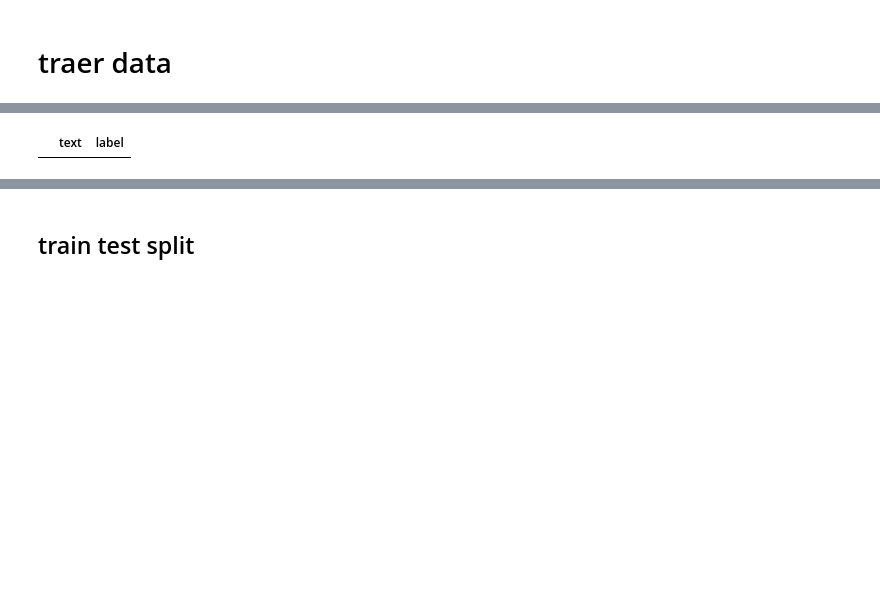
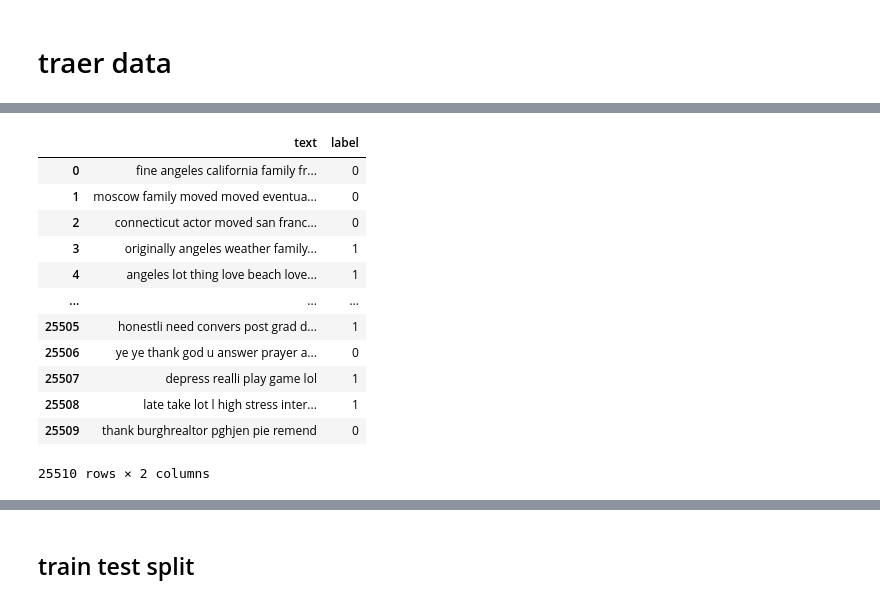
Before and after one commit to JoacoSoulez/Smart-Detector-of-Depressive-Disorder, a Jupyter notebook: notebooks/neural networks/rnn_word2vec_all_data.ipynb, the cells around one changed output, grey strips where cells are left out. Cells and saved outputs as stored; diff of their text form; code cells hidden in the pictures; blank space fills up the shorter version.

```diff
--- a/notebooks/neural networks/rnn_word2vec_all_data.ipynb
+++ b/notebooks/neural networks/rnn_word2vec_all_data.ipynb
@@ -76,0 +21,6 @@ transcriptions_uncored.head()
+# %%
+twitter_reddit = pd.read_csv('../../../data/twitter_reddit_text.csv')
+twitter_reddit.head()
+twitter_reddit['text'] = twitter_reddit.clean_text
+twitter_reddit.drop(columns=['clean_text','Unnamed: 0'] , inplace=True)
+twitter_reddit = twitter_reddit[['text' , 'label']]
@@ -77,4 +82,20 @@ transcriptions_uncored.head()
 # %%
-transcriptions.merge(twitter_reddit)
+transcriptions_reddit = transcriptions.merge(twitter_reddit , how='outer')
-# %% [output]
-|  | text | label |
+# %%
+transcriptions_reddit['label']= transcriptions_reddit.label.astype(int)
+# %%
+transcriptions_reddit
+# %% [output]
+|  | text | label |
+| 0 | fine angeles california family fr... | 0 |
+| 1 | moscow family moved moved eventua... | 0 |
+| 2 | connecticut actor moved san franc... | 0 |
+| 3 | originally angeles weather family... | 1 |
+| 4 | angeles lot thing love beach love... | 1 |
+| ... | ... | ... |
+| 25505 | honestli need convers post grad d... | 1 |
+| 25506 | ye ye thank god u answer prayer a... | 0 |
+| 25507 | depress realli play game lol | 1 |
+| 25508 | late take lot l high stress inter... | 1 |
+| 25509 | thank burghrealtor pghjen pie remend | 0 |
+25510 rows × 2 columns
```
Also changed, not shown: parts of 33 cells of this notebook, 1 other file.
